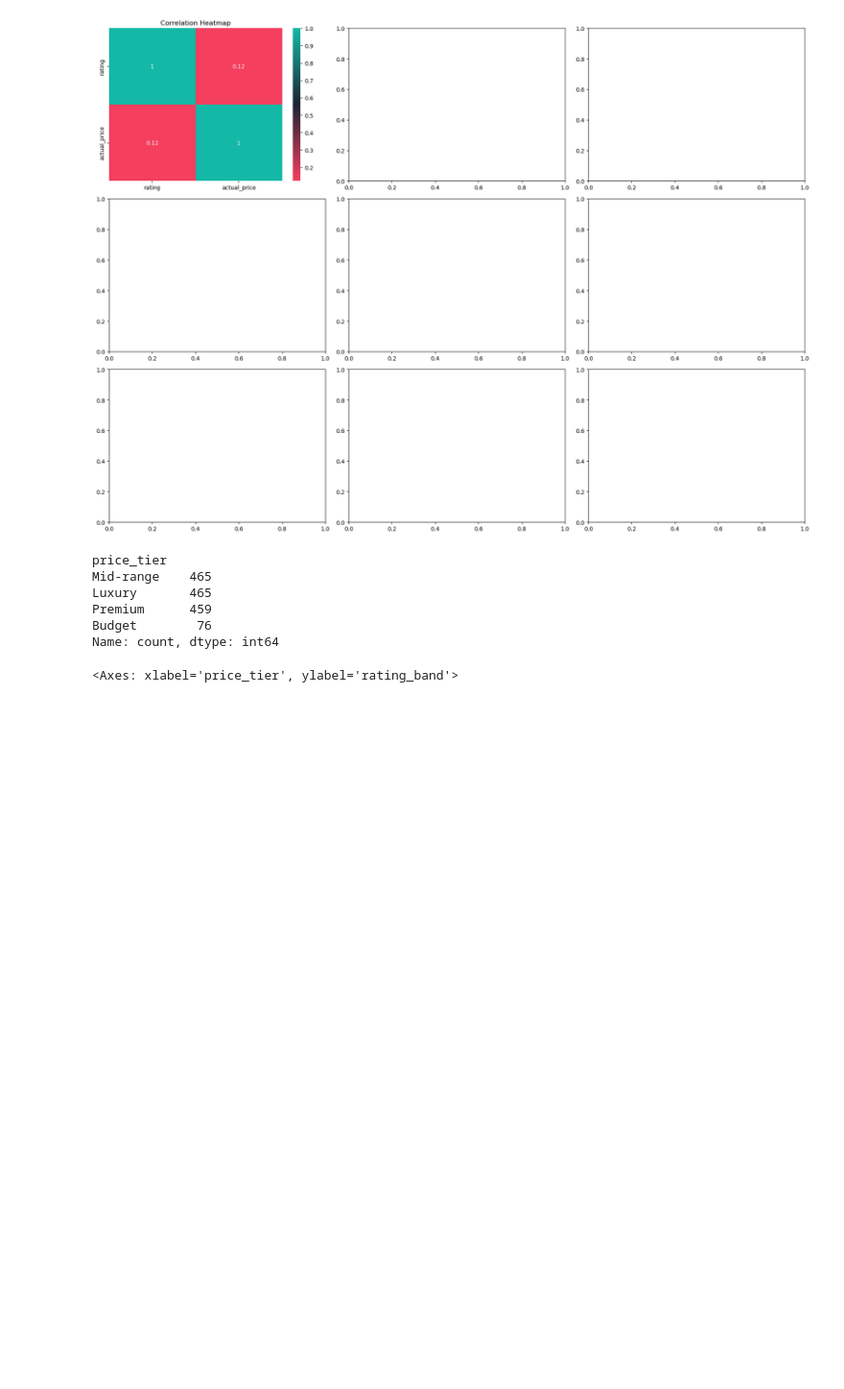
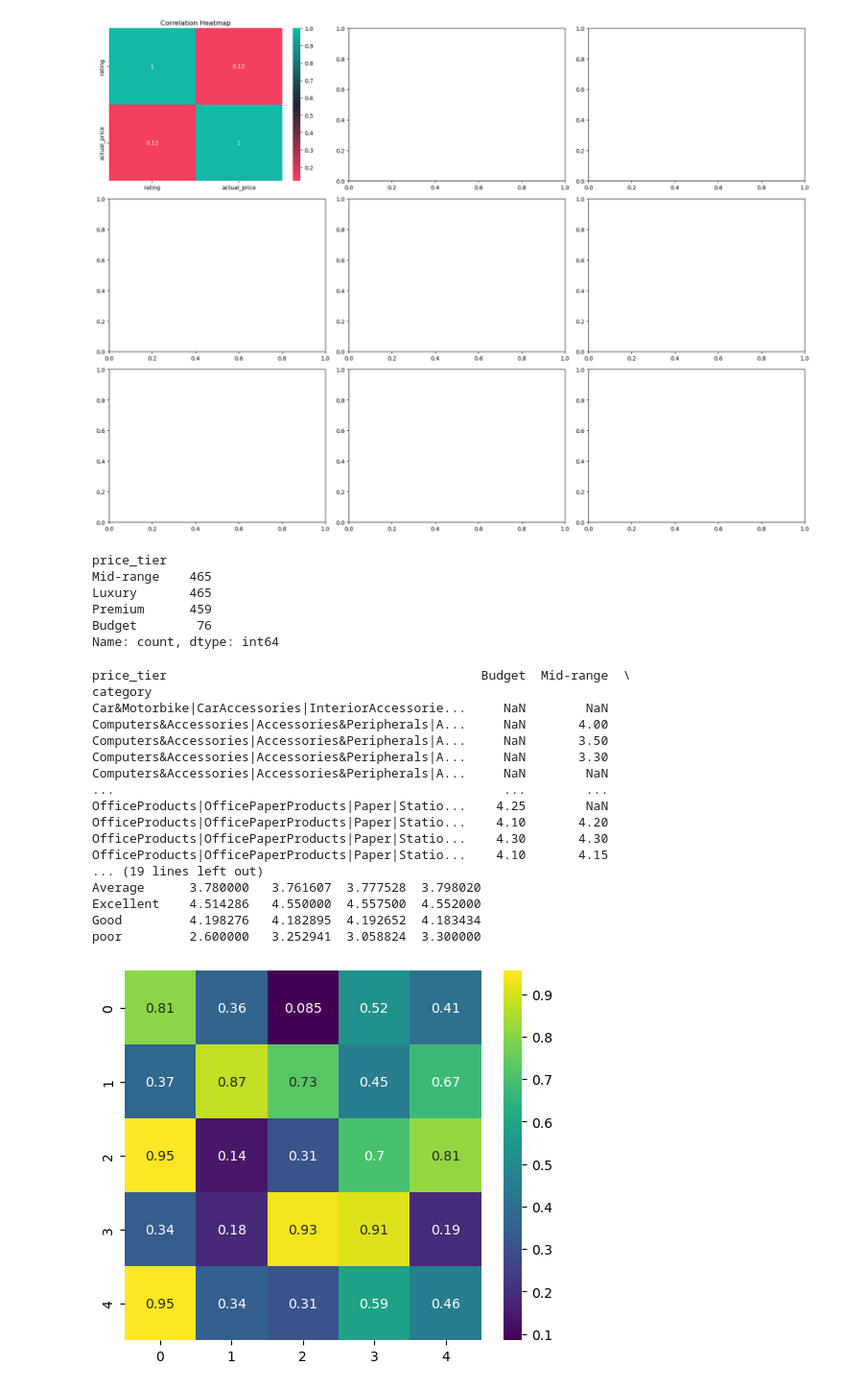
Before and after one commit to neenaratheesh123/AMAZON-SALES-AND-REVIEW-ANALYSIS, a Jupyter notebook: FINAL PROJECT PYTHON - PHASE 3 EDA AND VISUALIZATION.ipynb, the cells around one changed output. Shown at 96% size. Drawn from its saved outputs; the diff is of its cells as text; code cells hidden in the pictures; blank space fills up the shorter version.

```diff
--- a/FINAL PROJECT PYTHON - PHASE 3 EDA AND VISUALIZATION.ipynb
+++ b/FINAL PROJECT PYTHON - PHASE 3 EDA AND VISUALIZATION.ipynb
@@ -210,20 +212,46 @@ Luxury       465
 Premium      459
 Budget        76
 Name: count, dtype: int64
-# %%
-pivot1 = df.pivot_table(
-    index='category',
-    columns='price_tier',
-    values='rating',
-    aggfunc='mean'
-)
-pivot2= df.pivot_table(
-    index='rating_band',
-    columns='price_tier',
-    values='rating',
-    aggfunc='mean'
-)
-sns.heatmap(pivot1, ax=axes[1,0], cmap=cmap_div, annot=True, fmt='.2f')
-sns.heatmap(pivot2, ax=axes[1,1], cmap=cmap_div, annot=True, fmt='.2f')
-# %% [output]
-<Axes: xlabel='price_tier', ylabel='rating_band'>
+# %%
+import seaborn as sns
+import matplotlib.pyplot as plt
+import numpy as np
+pivot1 = df.pivot_table(
+    index='category',
+    columns='price_tier',
+    values='rating',
+    aggfunc='mean',
+    observed=True
+)
+pivot2= df.pivot_table(
+    index='rating_band',
+    columns='price_tier',
+    values='rating',
+    aggfunc='mean',
+    observed=True
+)
+print(pivot1)
+print(pivot2)
+test_data = np.random.rand(5, 5)
+plt.figure(figsize=(6, 5))
+sns.heatmap(test_data, annot =True, cmap='viridis')
+plt.show()
+# %% [output]
+price_tier                                          Budget  Mid-range  \
+category
+Car&Motorbike|CarAccessories|InteriorAccessorie...     NaN        NaN
+Computers&Accessories|Accessories&Peripherals|A...     NaN       4.00
+Computers&Accessories|Accessories&Peripherals|A...     NaN       3.50
+Computers&Accessories|Accessories&Peripherals|A...     NaN       3.30
+Computers&Accessories|Accessories&Peripherals|A...     NaN        NaN
+...                                                    ...        ...
+OfficeProducts|OfficePaperProducts|Paper|Statio...    4.25        NaN
+OfficeProducts|OfficePaperProducts|Paper|Statio...    4.10       4.20
+OfficeProducts|OfficePaperProducts|Paper|Statio...    4.30       4.30
+OfficeProducts|OfficePaperProducts|Paper|Statio...    4.10       4.15
+... (19 lines left out)
+Average      3.780000   3.761607  3.777528  3.798020
+Excellent    4.514286   4.550000  4.557500  4.552000
+Good         4.198276   4.182895  4.192652  4.183434
+poor         2.600000   3.252941  3.058824  3.300000
+[figure, added]
```
Also changed, not shown: parts of 3 cells of this notebook.
